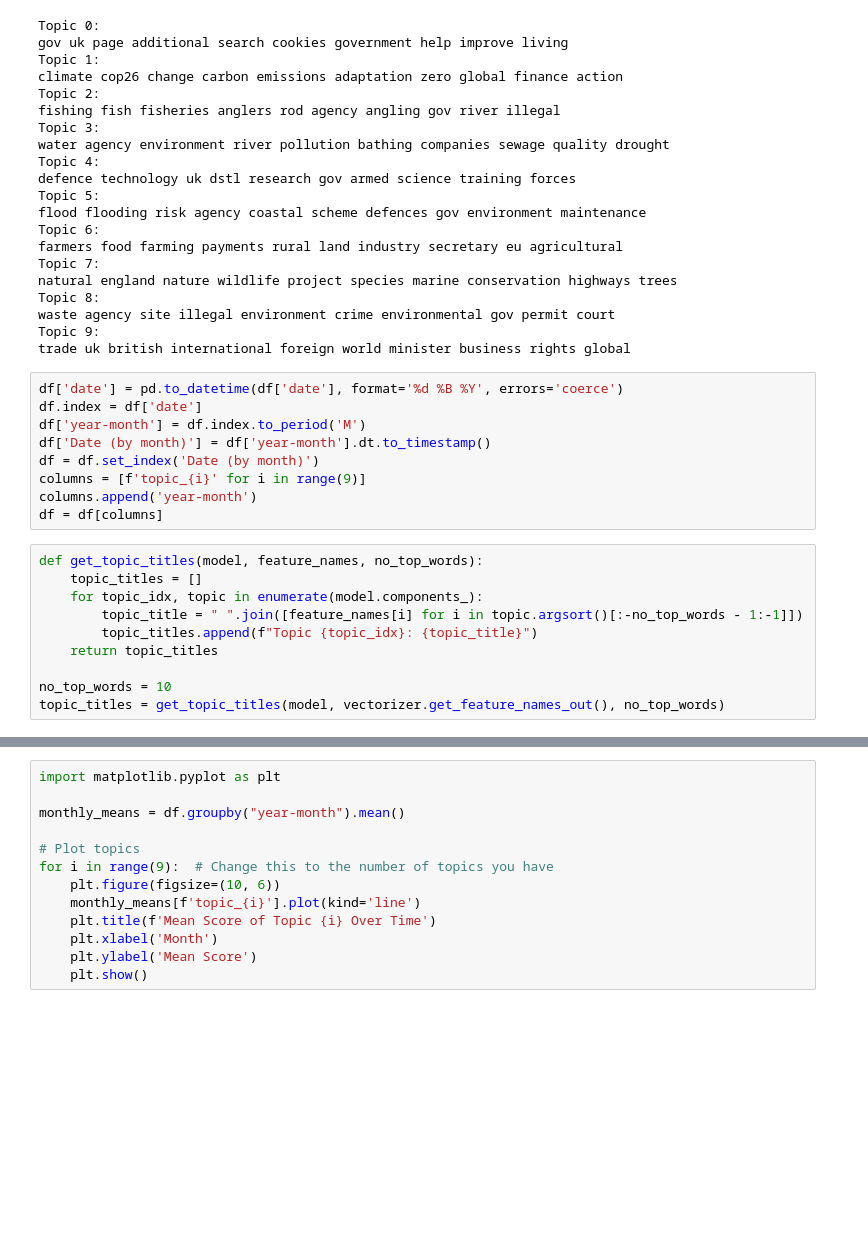
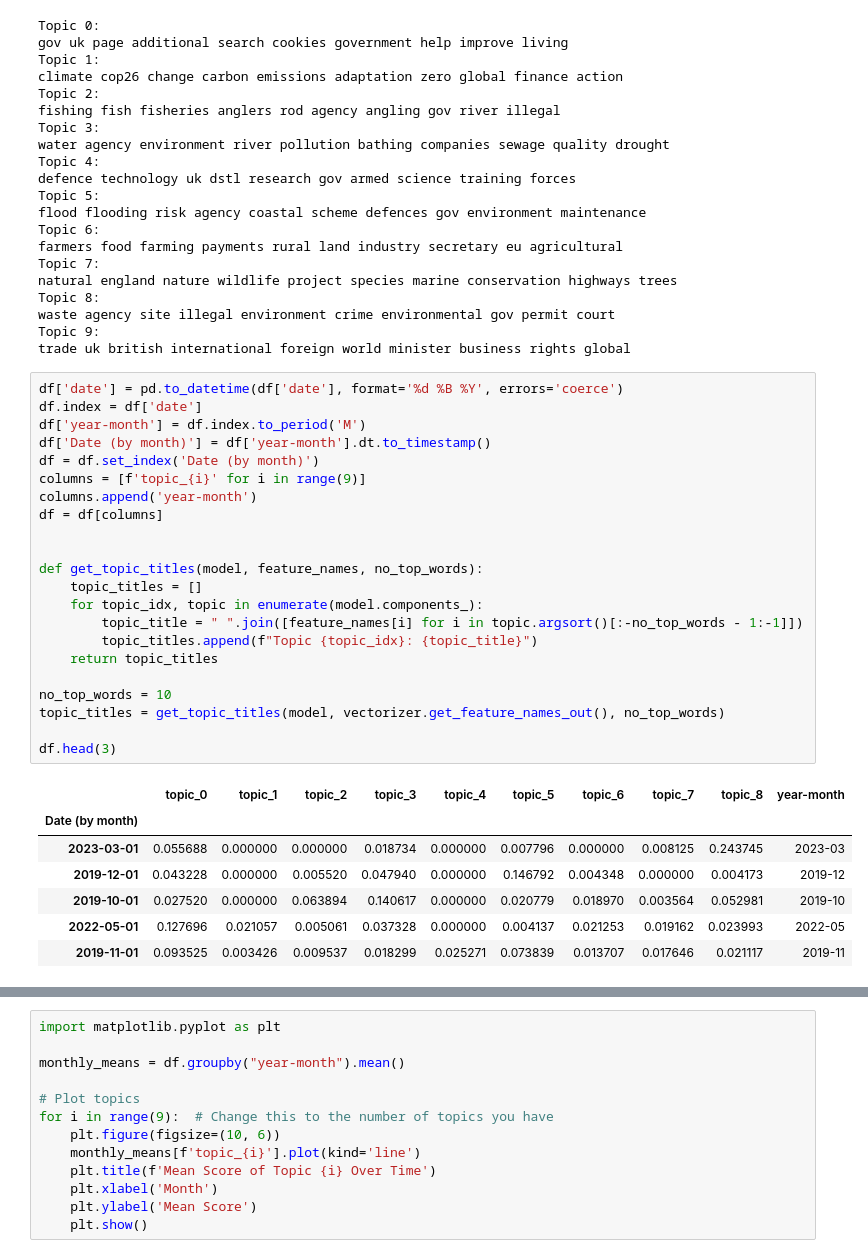
Before and after one commit to MRiffiAslett/Topic-Modelling-for-the-EA-2021, a Jupyter notebook: Dynamic NMF.ipynb, the cells around one changed output, grey strips where cells are left out. Cells and saved outputs as stored; diff of their text form; blank space fills up the shorter version.

```diff
--- a/Dynamic NMF.ipynb
+++ b/Dynamic NMF.ipynb
@@ -58,19 +60,30 @@ trade uk british international foreign world minister business rights global
 # %%
 df['date'] = pd.to_datetime(df['date'], format='%d %B %Y', errors='coerce')
 df.index = df['date']
 df['year-month'] = df.index.to_period('M')
 df['Date (by month)'] = df['year-month'].dt.to_timestamp()
 df = df.set_index('Date (by month)')
 columns = [f'topic_{i}' for i in range(9)]
 columns.append('year-month')
 df = df[columns]
+
+
+def get_topic_titles(model, feature_names, no_top_words):
+    topic_titles = []
+    for topic_idx, topic in enumerate(model.components_):
+        topic_title = " ".join([feature_names[i] for i in topic.argsort()[:-no_top_words - 1:-1]])
+        topic_titles.append(f"Topic {topic_idx}: {topic_title}")
+    return topic_titles
+
+no_top_words = 10
+topic_titles = get_topic_titles(model, vectorizer.get_feature_names_out(), no_top_words)
+
+df.head(3)
+# %% [output]
+|  | topic_0 | topic_1 | topic_2 | topic_3 | topic_4 | topic_5 | topic_6 | topic_7 | topic_8 | year-month |
+| Date (by month) |  |  |  |  |  |  |  |  |  |  |
+| 2023-03-01 | 0.055688 | 0.000000 | 0.000000 | 0.018734 | 0.000000 | 0.007796 | 0.000000 | 0.008125 | 0.243745 | 2023-03 |
+| 2019-12-01 | 0.043228 | 0.000000 | 0.005520 | 0.047940 | 0.000000 | 0.146792 | 0.004348 | 0.000000 | 0.004173 | 2019-12 |
+| 2019-10-01 | 0.027520 | 0.000000 | 0.063894 | 0.140617 | 0.000000 | 0.020779 | 0.018970 | 0.003564 | 0.052981 | 2019-10 |
+| 2022-05-01 | 0.127696 | 0.021057 | 0.005061 | 0.037328 | 0.000000 | 0.004137 | 0.021253 | 0.019162 | 0.023993 | 2022-05 |
+| 2019-11-01 | 0.093525 | 0.003426 | 0.009537 | 0.018299 | 0.025271 | 0.073839 | 0.013707 | 0.017646 | 0.021117 | 2019-11 |
-# %%
-def get_topic_titles(model, feature_names, no_top_words):
-    topic_titles = []
-    for topic_idx, topic in enumerate(model.components_):
-        topic_title = " ".join([feature_names[i] for i in topic.argsort()[:-no_top_words - 1:-1]])
-        topic_titles.append(f"Topic {topic_idx}: {topic_title}")
-    return topic_titles
-
-no_top_words = 10
-topic_titles = get_topic_titles(model, vectorizer.get_feature_names_out(), no_top_words)
```
Also changed, not shown: parts of 2 cells of this notebook, 8 other files.
